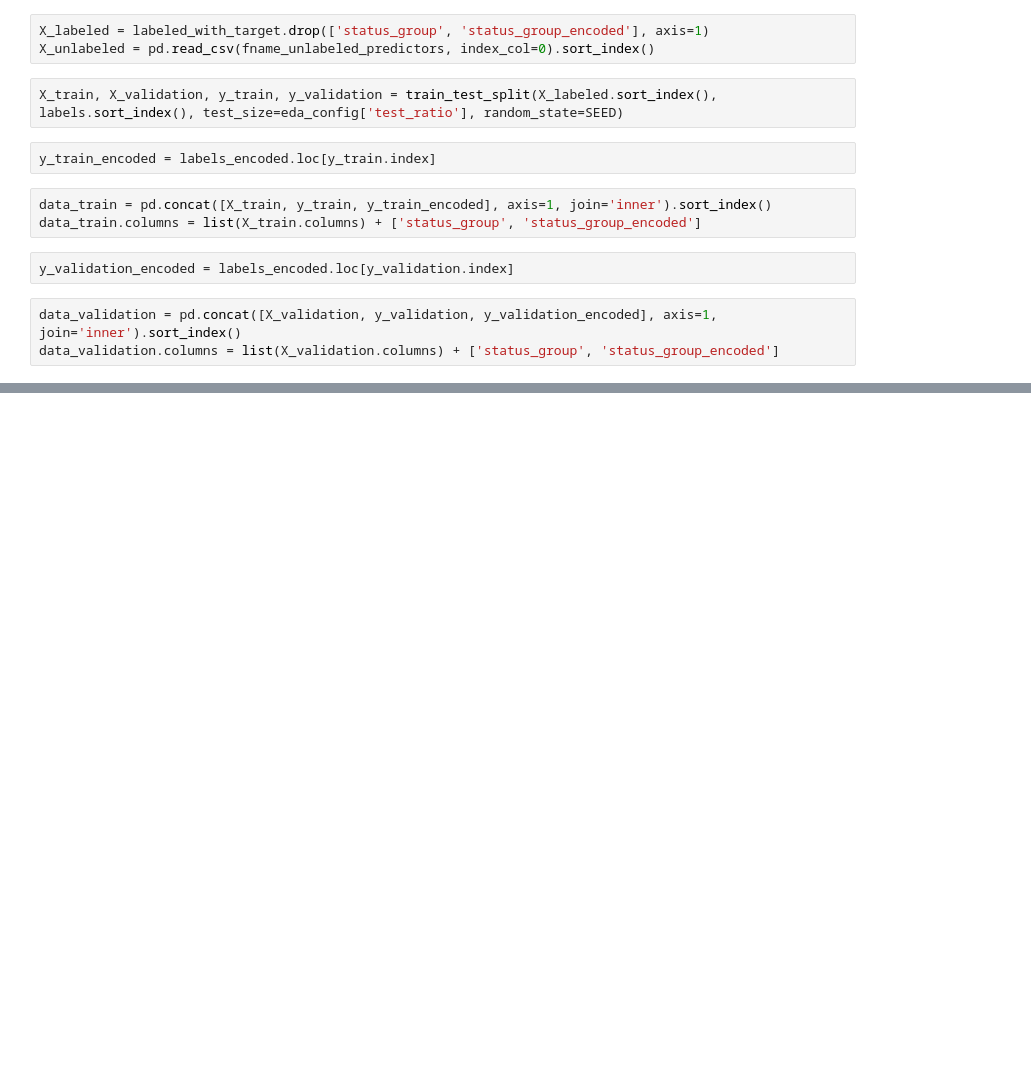
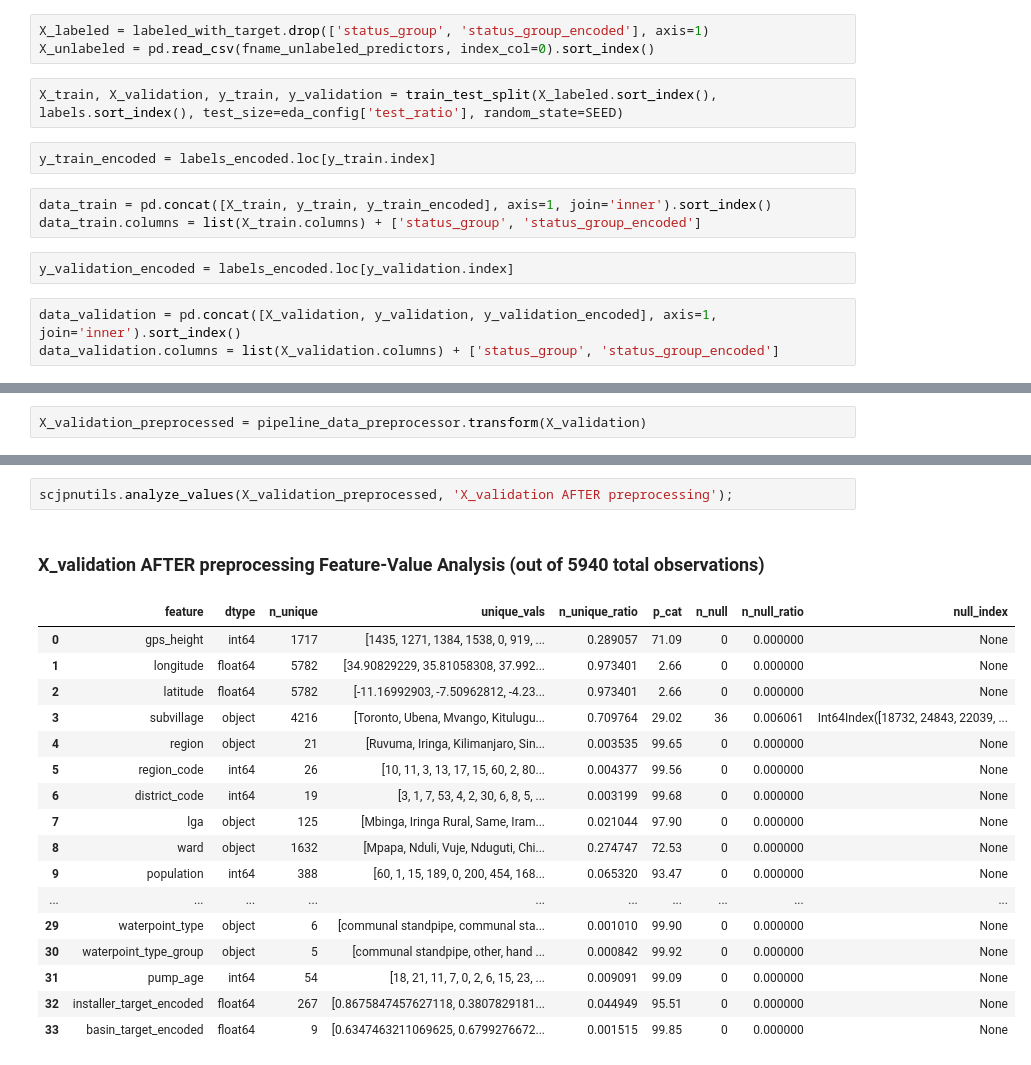
Before and after one commit to sacontreras/dsc-mod-3-project-v2-1-online-ds-sp-000, a Jupyter notebook: preprocessing.ipynb, the cells around one changed output, grey strips where cells are left out. Drawn from its saved outputs; the diff is of its cells as text; blank space fills up the shorter version.

```diff
--- a/preprocessing.ipynb
+++ b/preprocessing.ipynb
@@ -123,0 +262,2 @@ X_train = amount_tsh_strat_transformer.fit_transform(X_train, y_train_encoded.st
+# %%
+X_validation_preprocessed = pipeline_data_preprocessor.transform(X_validation)
@@ -123,0 +272,21 @@ X_train = amount_tsh_strat_transformer.fit_transform(X_train, y_train_encoded.st
+# %%
+scjpnutils.analyze_values(X_validation_preprocessed, 'X_validation AFTER preprocessing');
+# %% [output]
+X_validation AFTER preprocessing Feature-Value Analysis (out of 5940 total observations)
+|  | feature | dtype | n_unique | unique_vals | n_unique_ratio | p_cat | n_null | n_null_ratio | null_index |
+| 0 | gps_height | int64 | 1717 | [1435, 1271, 1384, 1538, 0, 919, ... | 0.289057 | 71.09 | 0 | 0.000000 | None |
+| 1 | longitude | float64 | 5782 | [34.90829229, 35.81058308, 37.992... | 0.973401 | 2.66 | 0 | 0.000000 | None |
+| 2 | latitude | float64 | 5782 | [-11.16992903, -7.50962812, -4.23... | 0.973401 | 2.66 | 0 | 0.000000 | None |
+| 3 | subvillage | object | 4216 | [Toronto, Ubena, Mvango, Kitulugu... | 0.709764 | 29.02 | 36 | 0.006061 | Int64Index([18732, 24843, 22039, ... |
+| 4 | region | object | 21 | [Ruvuma, Iringa, Kilimanjaro, Sin... | 0.003535 | 99.65 | 0 | 0.000000 | None |
+| 5 | region_code | int64 | 26 | [10, 11, 3, 13, 17, 15, 60, 2, 80... | 0.004377 | 99.56 | 0 | 0.000000 | None |
+| 6 | district_code | int64 | 19 | [3, 1, 7, 53, 4, 2, 30, 6, 8, 5, ... | 0.003199 | 99.68 | 0 | 0.000000 | None |
+| 7 | lga | object | 125 | [Mbinga, Iringa Rural, Same, Iram... | 0.021044 | 97.90 | 0 | 0.000000 | None |
+| 8 | ward | object | 1632 | [Mpapa, Nduli, Vuje, Nduguti, Chi... | 0.274747 | 72.53 | 0 | 0.000000 | None |
+| 9 | population | int64 | 388 | [60, 1, 15, 189, 0, 200, 454, 168... | 0.065320 | 93.47 | 0 | 0.000000 | None |
+| ... | ... | ... | ... | ... | ... | ... | ... | ... | ... |
+| 29 | waterpoint_type | object | 6 | [communal standpipe, communal sta... | 0.001010 | 99.90 | 0 | 0.000000 | None |
+| 30 | waterpoint_type_group | object | 5 | [communal standpipe, other, hand ... | 0.000842 | 99.92 | 0 | 0.000000 | None |
+| 31 | pump_age | int64 | 54 | [18, 21, 11, 7, 0, 2, 6, 15, 23, ... | 0.009091 | 99.09 | 0 | 0.000000 | None |
+| 32 | installer_target_encoded | float64 | 267 | [0.8675847457627118, 0.3807829181... | 0.044949 | 95.51 | 0 | 0.000000 | None |
+| 33 | basin_target_encoded | float64 | 9 | [0.6347463211069625, 0.6799276672... | 0.001515 | 99.85 | 0 | 0.000000 | None |
```
Also changed, not shown: parts of 11 cells of this notebook, 3 other files.
